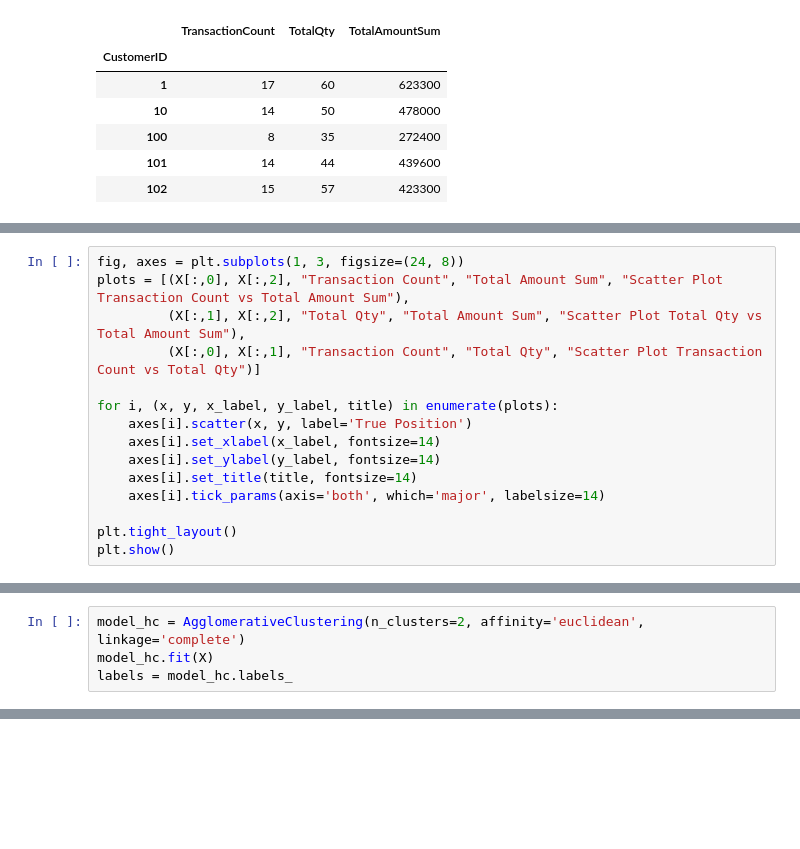
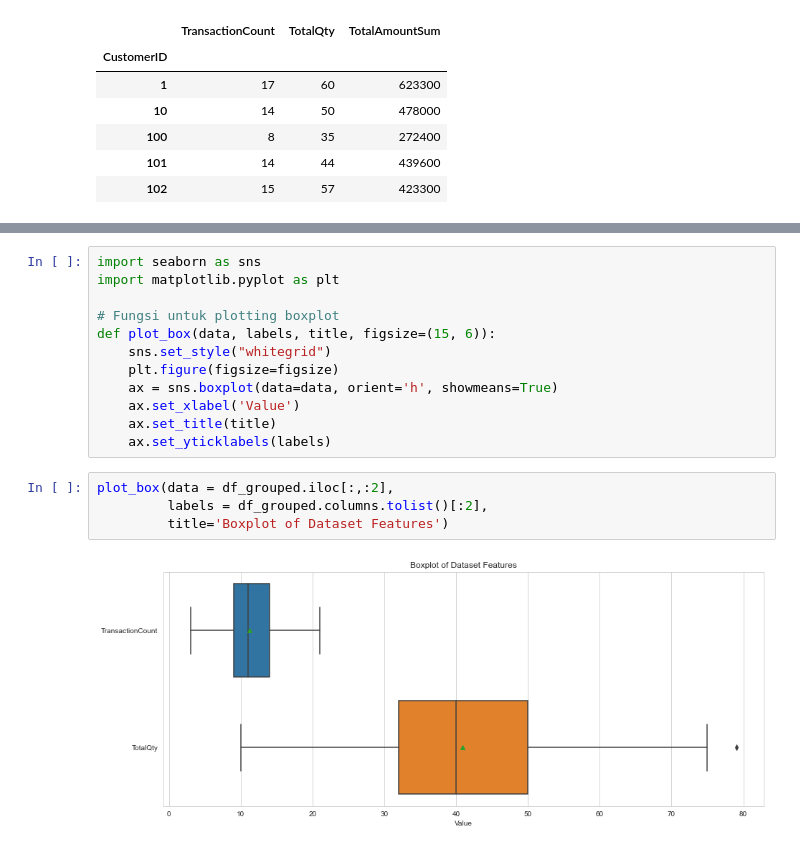
Before and after one commit to TheOX7/Final-Task-Kalbe, a Jupyter notebook: clustering.ipynb, the cells around one changed output, grey strips where cells are left out. Drawn from its saved outputs; the diff is of its cells as text; blank space fills up the shorter version.

Commit message:
Delete & Update clustering files

```diff
--- a/clustering.ipynb
+++ b/clustering.ipynb
@@ -337,15 +318,0 @@ array([[    17,     60, 623300],
-# %%
-fig, axes = plt.subplots(1, 3, figsize=(24, 8))
-plots = [(X[:,0], X[:,2], "Transaction Count", "Total Amount Sum", "Scatter Plot Transaction Count vs Total Amount Sum"),
-         (X[:,1], X[:,2], "Total Qty", "Total Amount Sum", "Scatter Plot Total Qty vs Total Amount Sum"),
-         (X[:,0], X[:,1], "Transaction Count", "Total Qty", "Scatter Plot Transaction Count vs Total Qty")]
-
-for i, (x, y, x_label, y_label, title) in enumerate(plots):
-    axes[i].scatter(x, y, label='True Position')
-    axes[i].set_xlabel(x_label, fontsize=14)
-    axes[i].set_ylabel(y_label, fontsize=14)
-    axes[i].set_title(title, fontsize=14)
-    axes[i].tick_params(axis='both', which='major', labelsize=14)
-
-plt.tight_layout()
-plt.show()
@@ -459,4 +318,0 @@ plt.show()
-# %%
-model_hc = AgglomerativeClustering(n_clusters=2, affinity='euclidean', linkage='complete')
-model_hc.fit(X)
-labels = model_hc.labels_
@@ -468,0 +331,18 @@ print(davies_bouldin_score(X, model_hc.labels_))
+# %%
+import seaborn as sns
+import matplotlib.pyplot as plt
+
+# Fungsi untuk plotting boxplot
+def plot_box(data, labels, title, figsize=(15, 6)):
+    sns.set_style("whitegrid")
+    plt.figure(figsize=figsize)
+    ax = sns.boxplot(data=data, orient='h', showmeans=True)
+    ax.set_xlabel('Value')
+    ax.set_title(title)
+    ax.set_yticklabels(labels)
+# %%
+plot_box(data = df_grouped.iloc[:,:2],
+         labels = df_grouped.columns.tolist()[:2],
+         title='Boxplot of Dataset Features')
+# %% [output]
+[figure, added]
```
Also changed, not shown: parts of 47 cells of this notebook, 1 other file.
